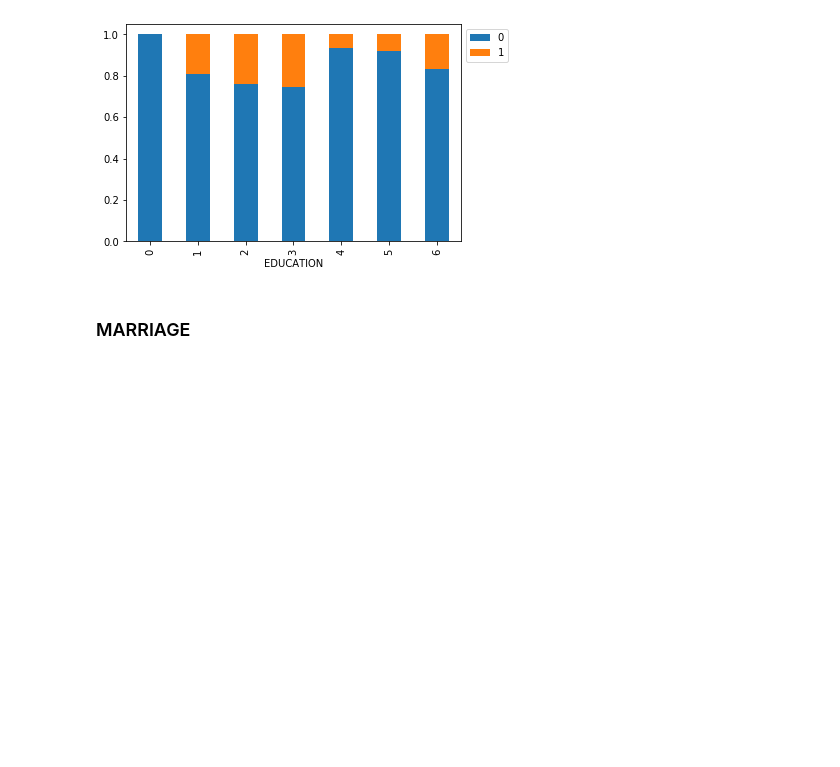
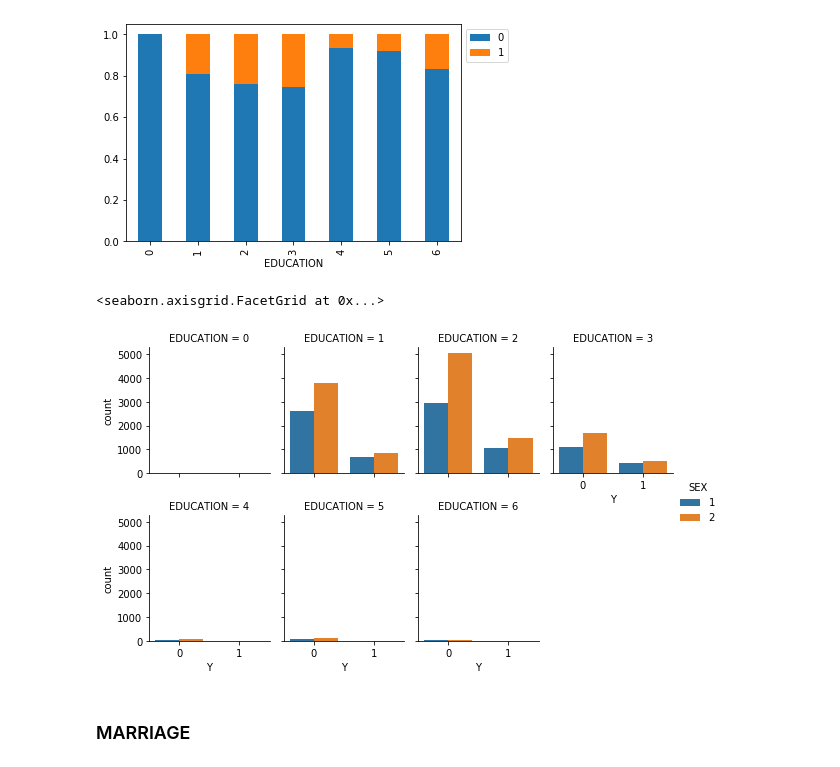
Before and after one commit to stereopickle/credit_card_default_classification, a Jupyter notebook: 010.Process.ipynb, the cells around one changed output. Cells and saved outputs as stored; diff of their text form; code cells hidden in the pictures; blank space fills up the shorter version.

```diff
--- a/010.Process.ipynb
+++ b/010.Process.ipynb
@@ -153,6 +164,11 @@ plt.legend(bbox_to_anchor = [1, 1])
 plt.show()
 # %% [output]
 [figure]
+# %%
+sns.catplot('Y', hue = 'SEX', col = 'EDUCATION', col_wrap = 4, data = df, kind = 'count', height = 2.5, aspect = 0.8)
+# %% [output]
+<seaborn.axisgrid.FacetGrid at 0x...>
+[figure, added]
 # %% [markdown]
 ### MARRIAGE
 # %%
```
Also changed, not shown: parts of 65 cells of this notebook.
